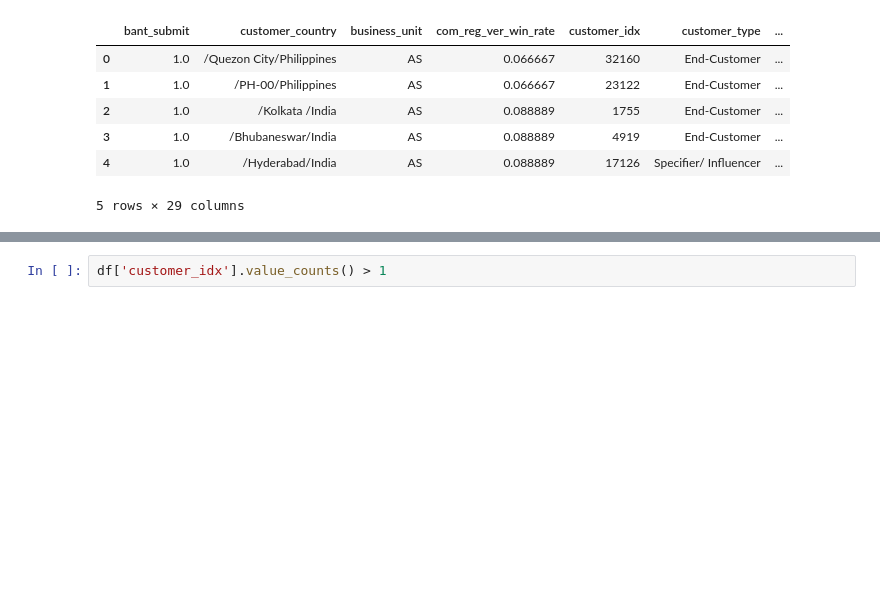
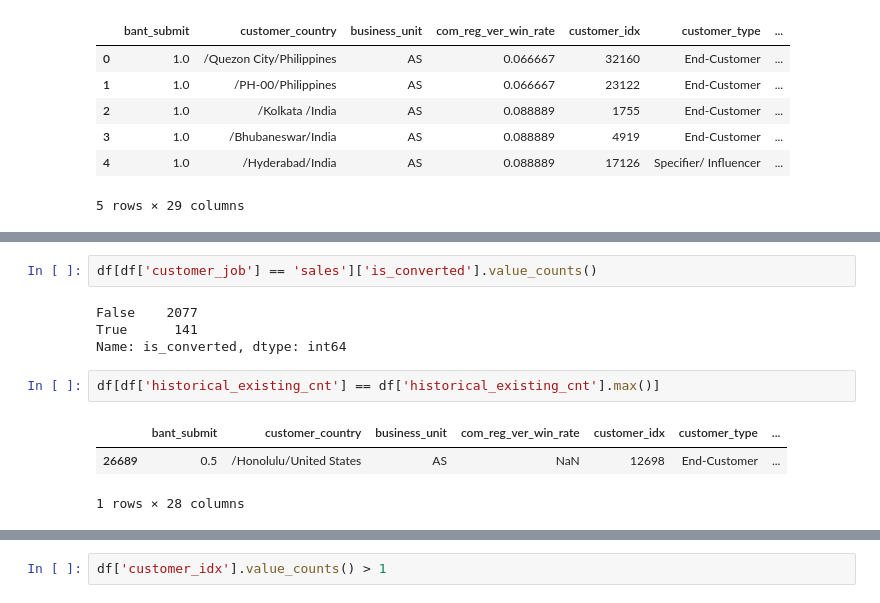
Before and after one commit to Junoflows/LG_Aimers_phase2, a Jupyter notebook: EDA.ipynb, the cells around one changed output, grey strips where cells are left out. Drawn from its saved outputs; the diff is of its cells as text; blank space fills up the shorter version.

```diff
--- a/EDA.ipynb
+++ b/EDA.ipynb
@@ -38,0 +86,12 @@ dtype: int64
+# %%
+df[df['customer_job'] == 'sales']['is_converted'].value_counts()
+# %% [output]
+False    2077
+True      141
+Name: is_converted, dtype: int64
+# %%
+df[df['historical_existing_cnt'] == df['historical_existing_cnt'].max()]
+# %% [output]
+|  | bant_submit | customer_country | business_unit | com_reg_ver_win_rate | customer_idx | customer_type | ... |
+| 26689 | 0.5 | /Honolulu/United States | AS | NaN | 12698 | End-Customer | ... |
+1 rows × 28 columns
```
Also changed, not shown: parts of 10 cells of this notebook, 1 other file.
